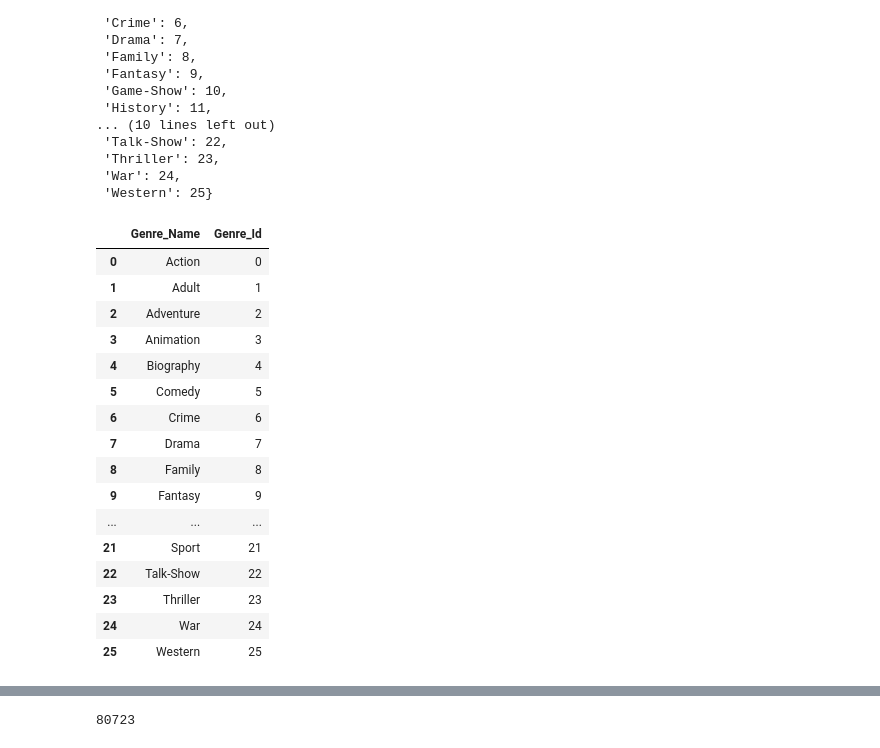
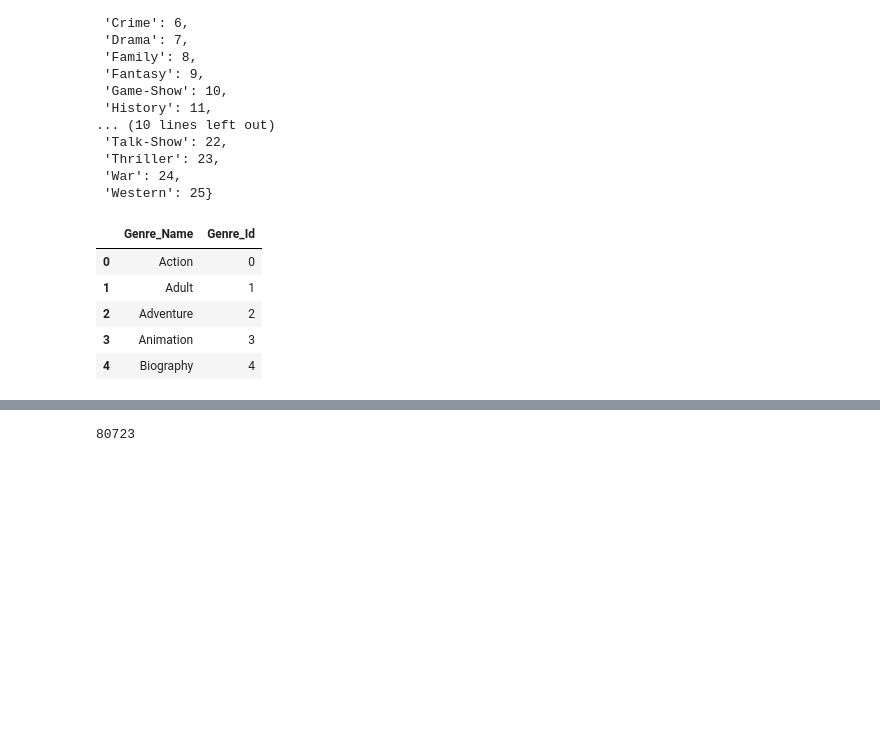
Before and after one commit to zevy613/Final-Project-The-Making-of-a-Successful-Movie, a Jupyter notebook: Normalize and add tables to SQL.ipynb, the cells around one changed output, grey strips where cells are left out. Cells and saved outputs as stored; diff of their text form; code cells hidden in the pictures; blank space fills up the shorter version.

```diff
--- a/part 3.ipynb
+++ b/Normalize and add tables to SQL.ipynb
@@ -141,25 +130,14 @@ genre_map
 # %%
 # make genre map a data frame
 genre_lookup = pd.DataFrame({'Genre_Name': genre_map.keys(), 'Genre_Id': genre_map.values()})
-genre_lookup
+genre_lookup.head()
 # %% [output]
 |  | Genre_Name | Genre_Id |
 | 0 | Action | 0 |
 | 1 | Adult | 1 |
 | 2 | Adventure | 2 |
 | 3 | Animation | 3 |
 | 4 | Biography | 4 |
-| 5 | Comedy | 5 |
-| 6 | Crime | 6 |
-| 7 | Drama | 7 |
-| 8 | Family | 8 |
-| 9 | Fantasy | 9 |
-| ... | ... | ... |
-| 21 | Sport | 21 |
-| 22 | Talk-Show | 22 |
-| 23 | Thriller | 23 |
-| 24 | War | 24 |
-| 25 | Western | 25 |
 # %%
 ## make new integer genre_id and drop string genres
 df_title_genre['genre_id'] = df_title_genre['genres_split'].map(genre_map)
```
Also changed, not shown: parts of 24 cells of this notebook.
